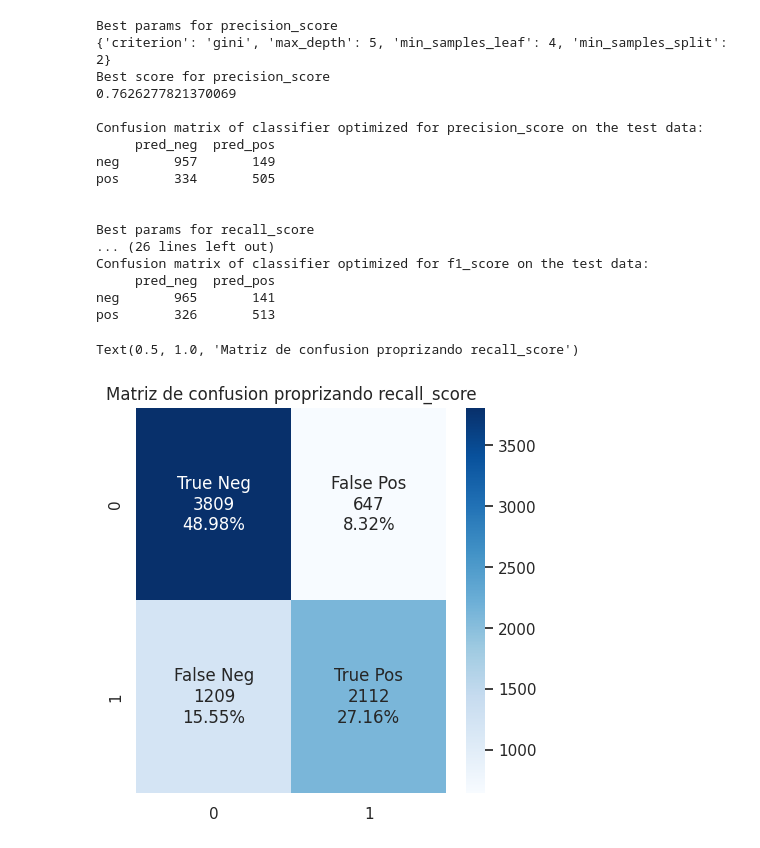
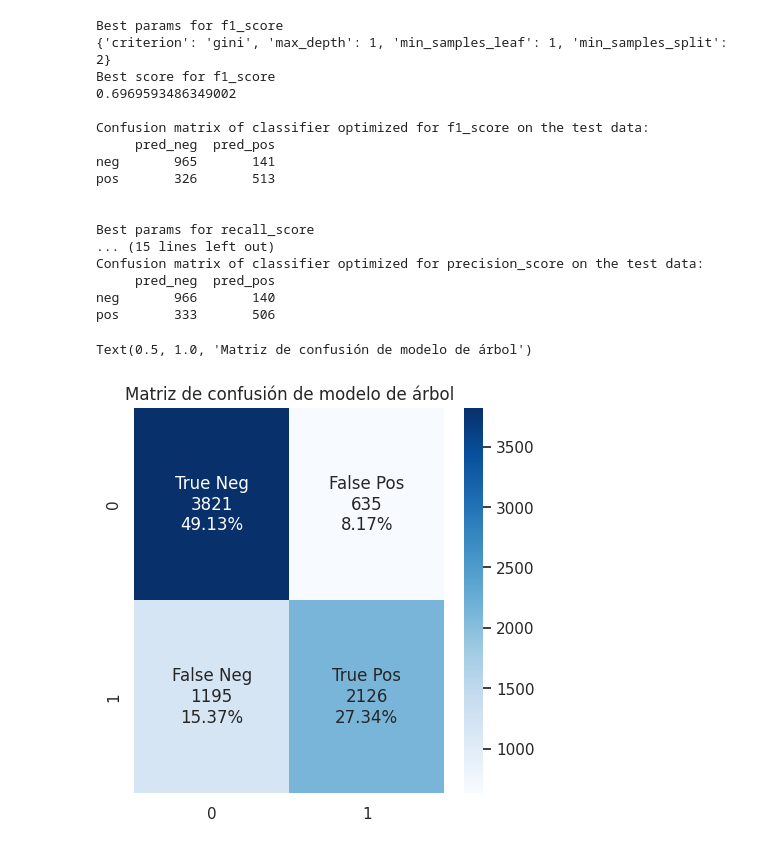
Before and after one commit to cvidalsastre/tp-grupal-3-marias, a Jupyter notebook: Análisis_modelo_arbol.ipynb, the cells around one changed output. Drawn from its saved outputs; the diff is of its cells as text; code cells hidden in the pictures.

```diff
--- a/Análisis_modelo_arbol.ipynb
+++ b/Análisis_modelo_arbol.ipynb
@@ -68,6 +68,12 @@ def is_weekend(row):
         return 0
 
 
+def auto_pk(row):
+    # incluye el viernes
+    autopista = row['autopista']
+    pk = row['pk']
+    banda_y_o_ramal = row['banda_y_o_ramal']
+    return f'{autopista}-{pk}-{banda_y_o_ramal}'
 # Apply the function to create a new column
 # df['NewColumn'] = df.apply(lambda row: condition(row), axis=1)
 
@@ -78,14 +84,15 @@ df.loc[df['liviano'] > 0, 'liviano'] = 1
 df.loc[df['bus'] > 0, 'bus'] = 1
 df.loc[df['camion'] > 0, 'camion'] = 1
 df['fin_de_semana'] = df.apply(lambda row: is_weekend(row), axis=1)
+df['autopista_pk'] = df.apply(lambda row: auto_pk(row), axis=1)
 # %%
 from sklearn.model_selection import train_test_split
-X = pd.get_dummies(data=df, columns=['condiciones_meteorologicas', 'autopista',
-                   'superficie_de_la_via', 'moto', 'liviano', 'camion', 'bus','month', 'day','fin_de_semana','banda_y_o_ramal'])
+X = pd.get_dummies(data=df, columns=['condiciones_meteorologicas',
+                   'superficie_de_la_via', 'moto', 'liviano', 'camion', 'bus','month', 'day','fin_de_semana',])
 # X = pd.concat([X, df[['month', 'day','fin_de_semana']]], axis=1)
 y = df['heridos_o_fallecidos']
 X = X.drop(["heridos_o_fallecidos", "fecha", "lesionados",
-           "fallecidos", "year", "fecha", "tipo_de_siniestro", "hora", "fecha_original","pk"], axis=1)
+           "fallecidos", "year", "fecha", "tipo_de_siniestro", "hora", "fecha_original","pk","banda_y_o_ramal","autopista","autopista_pk"], axis=1)
 
 X_train, X_test, y_train, y_test = train_test_split(
     X, y, test_size=0.25, random_state=42)
@@ -153,10 +160,9 @@ X_train
 # %%
 # SE DEFINEN LAS METRICAS A UTILIZAR EN EL GRID SEARCH
 scorers = {
+    'f1_score': make_scorer(f1_score),
+    'recall_score': make_scorer(recall_score),
     'precision_score': make_scorer(precision_score),
-    'recall_score': make_scorer(recall_score),
-    'accuracy_score': make_scorer(accuracy_score),
-    'f1_score': make_scorer(f1_score)
 }
 
 # Funcion para realizar el grid search, se puede cambiar el parametro cv si es muy lento
@@ -202,44 +208,44 @@ grid_searches = {}
 for score in scorers:
     grid_searches[score] = grid_search_wrapper(refit_score=score)
 # %% [output]
-Best params for precision_score
-{'criterion': 'gini', 'max_depth': 5, 'min_samples_leaf': 4, 'min_samples_split': 2}
-Best score for precision_score
-0.7626277821370069
+Best params for f1_score
+{'criterion': 'gini', 'max_depth': 1, 'min_samples_leaf': 1, 'min_samples_split': 2}
+Best score for f1_score
+0.6969593486349002
 
-Confusion matrix of classifier optimized for precision_score on the test data:
-     pred_neg  pred_pos
-neg       957       149
-pos       334       505
-
-
-Best params for recall_score
-... (26 lines left out)
 Confusion matrix of classifier optimized for f1_score on the test data:
      pred_neg  pred_pos
 neg       965       141
 pos       326       513
+
+
+Best params for recall_score
+... (15 lines left out)
+Confusion matrix of classifier optimized for precision_score on the test data:
+     pred_neg  pred_pos
+neg       966       140
+pos       333       506
 # %%
 sns.set(rc={'figure.figsize': (5, 5)})
 
 metrica_ = 'recall_score'
 
 y_pred_arbol = grid_searches[f'{metrica_}'].predict(X)
 cf_matrix = confusion_matrix(y, y_pred_arbol)
 group_names = ['True Neg', 'False Pos', 'False Neg', 'True Pos']
 group_counts = ['{0:0.0f}'.format(value) for value in
                 cf_matrix.flatten()]
 group_percentages = ['{0:.2%}'.format(value) for value in
                      cf_matrix.flatten()/np.sum(cf_matrix)]
 labels = [f'{v1}\n{v2}\n{v3}' for v1, v2, v3 in
           zip(group_names, group_counts, group_percentages)]
 labels = np.asarray(labels).reshape(2, 2)
 sns.heatmap(cf_matrix, annot=labels, fmt='', cmap='Blues')
 # add title
-plt.title(f'Matriz de confusion proprizando {metrica_}')
+plt.title(f'Matriz de confusión de modelo de árbol')
 # %% [output]
-Text(0.5, 1.0, 'Matriz de confusion proprizando recall_score')
+Text(0.5, 1.0, 'Matriz de confusión de modelo de árbol')
-[figure, old version]
+[figure, new version]
 # %%
 results = pd.DataFrame(grid_searches['recall_score'].cv_results_)
 results = results.sort_values(by='mean_test_recall_score', ascending=False)
```
Also changed, not shown: parts of 11 cells of this notebook, 22 other files.
